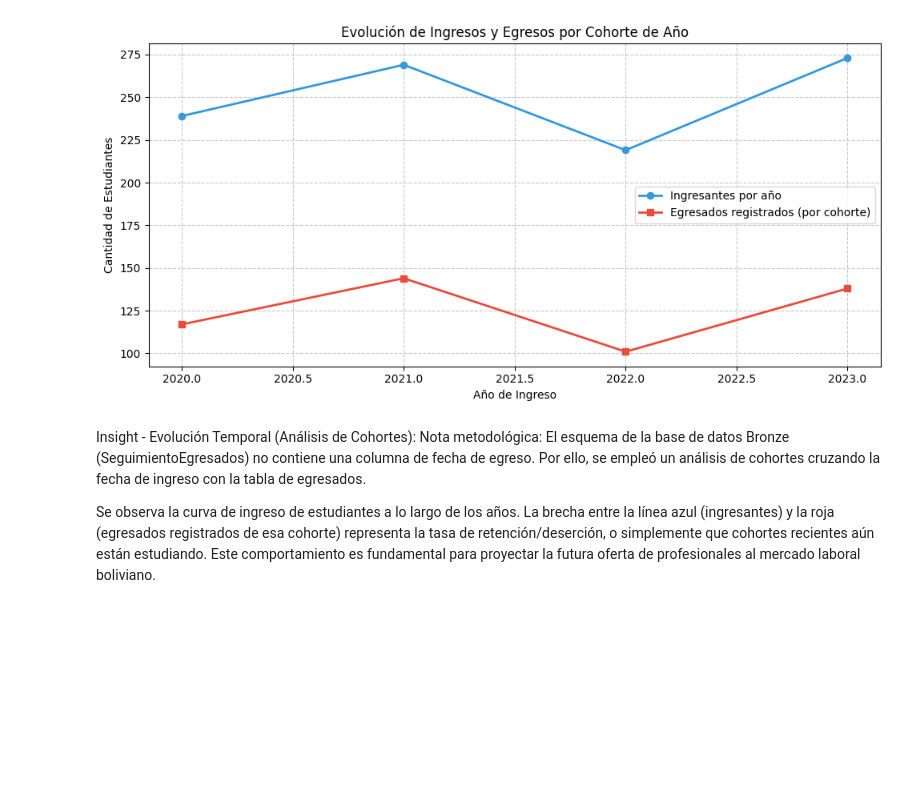
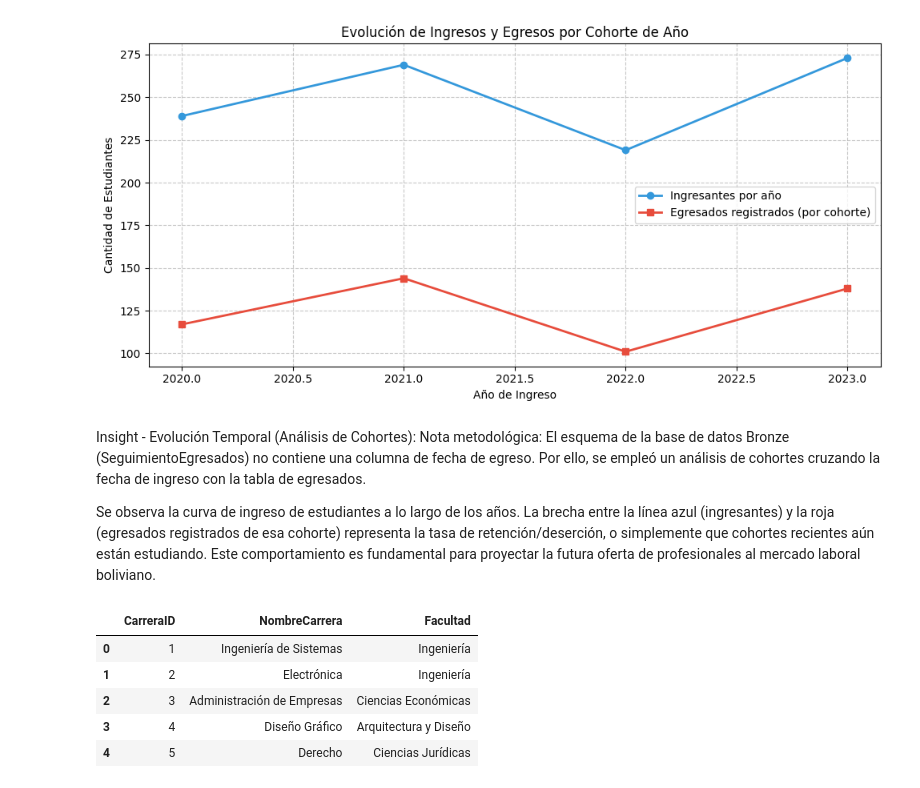
Before and after one commit to temps-code/brecha-digital-bi, a Jupyter notebook: notebooks/01_eda_estudiantes.ipynb, the cells around one changed output. Drawn from its saved outputs; the diff is of its cells as text; code cells hidden in the pictures; blank space fills up the shorter version.

```diff
--- a/notebooks/01_eda_estudiantes.ipynb
+++ b/notebooks/01_eda_estudiantes.ipynb
@@ -114,3 +114,14 @@ Insight - Evolución Temporal (Análisis de Cohortes):
 Nota metodológica: El esquema de la base de datos Bronze (SeguimientoEgresados) no contiene una columna de fecha de egreso. Por ello, se empleó un análisis de cohortes cruzando la fecha de ingreso con la tabla de egresados.
 
 Se observa la curva de ingreso de estudiantes a lo largo de los años. La brecha entre la línea azul (ingresantes) y la roja (egresados registrados de esa cohorte) representa la tasa de retención/deserción, o simplemente que cohortes recientes aún están estudiando. Este comportamiento es fundamental para proyectar la futura oferta de profesionales al mercado laboral boliviano.
+# %%
+# qué carreras hay para inferir habilidades académicas
+df_carreras = pd.read_sql("SELECT * FROM Carreras", conn)
+display(df_carreras)
+# %% [output]
+|  | CarreraID | NombreCarrera | Facultad |
+| 0 | 1 | Ingeniería de Sistemas | Ingeniería |
+| 1 | 2 | Electrónica | Ingeniería |
+| 2 | 3 | Administración de Empresas | Ciencias Económicas |
+| 3 | 4 | Diseño Gráfico | Arquitectura y Diseño |
+| 4 | 5 | Derecho | Ciencias Jurídicas |
```
Also changed, not shown: parts of 2 cells of this notebook.
